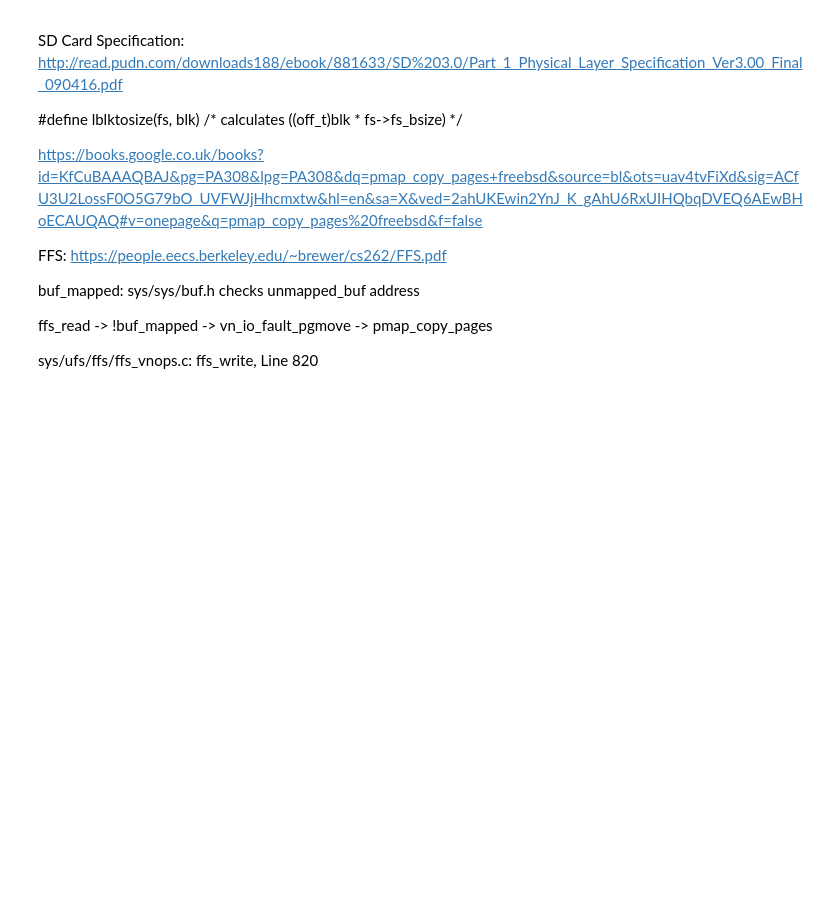
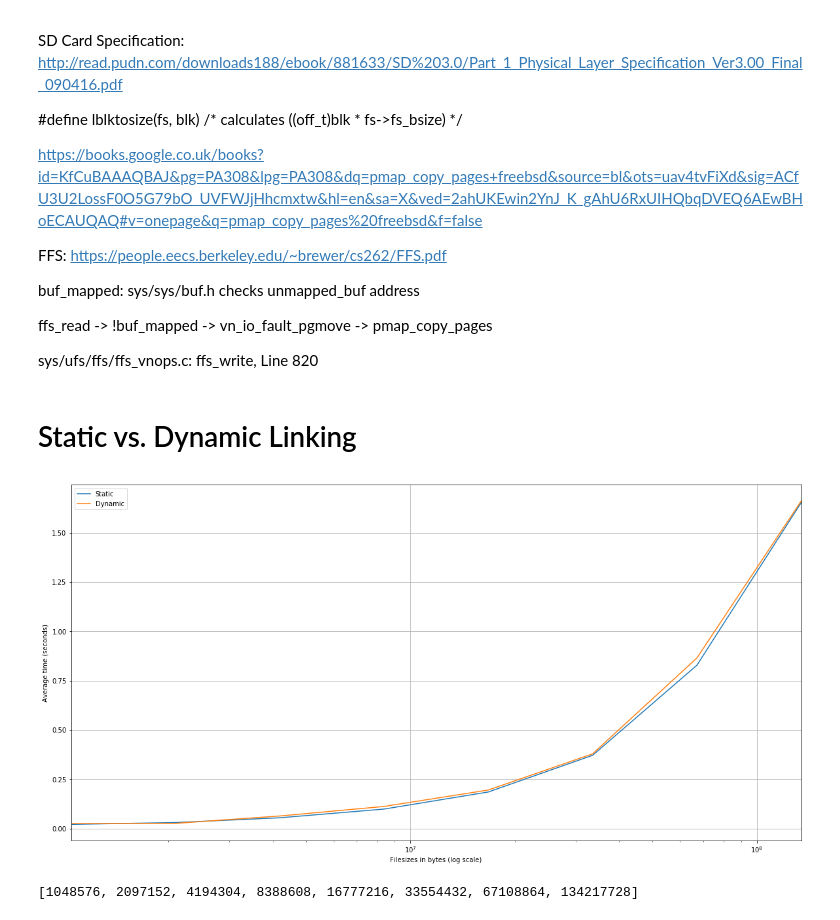
Before and after one commit to Michael137/os, a Jupyter notebook: l41-labs/lab1/lab1.ipynb, the cells around one changed output. Saved outputs shown, nothing was run; the diff lists cells and outputs as text; code cells hidden in the pictures; blank space fills up the shorter version.

Commit message:
dynamic vs static

```diff
--- a/l41-labs/lab1/lab1.ipynb
+++ b/l41-labs/lab1/lab1.ipynb
@@ -435,3 +435,33 @@ buf_mapped: sys/sys/buf.h
 ffs_read -> !buf_mapped -> vn_io_fault_pgmove -> pmap_copy_pages
 
 sys/ufs/ffs/ffs_vnops.c: ffs_write, Line 820
+# %% [markdown]
+# Static vs. Dynamic Linking
+# %%
+static = !./linker_benchmark.sh io/io-static "-q -r -B" iofile static_link
+dynamic = !./linker_benchmark.sh io/io-dynamic "-q -r -B" iofile dyn_link
+# %%
+import numbers
+pairs = [x.split(" ") for x in static[6:]]
+buffs = [int(x[0]) for x in pairs]
+times = [float(x[1]) for x in pairs]
+
+d_pairs = [x.split(" ") for x in dynamic[6:]]
+d_buffs = [int(x[0]) for x in d_pairs]
+d_times = [float(x[1]) for x in d_pairs]
+# %%
+df = pd.DataFrame(np.array(np.column_stack((buffs, times))), columns=['x', 'y'])
+d_df = pd.DataFrame(np.array(np.column_stack((d_buffs, d_times))), columns=['x', 'y'])
+ax = df.plot(x='x', y='y',logx=True, grid=True, figsize=(20,10))
+plt = d_df.plot(x='x', y='y',logx=True, grid=True, figsize=(20,10), ax=ax)
+ax.set_xlabel('Filesizes in bytes (log scale)')
+ax.set_ylabel('Average time (seconds)')
+ax.legend(["Static", "Dynamic"])
+fig = ax.get_figure()
+fig.savefig("dyn_vs_stat.png")
+# %% [output]
+[figure, added]
+# %%
+print(buffs)
+# %% [output]
+[1048576, 2097152, 4194304, 8388608, 16777216, 33554432, 67108864, 134217728]
```
Also changed, not shown: parts of 1 cell of this notebook.
